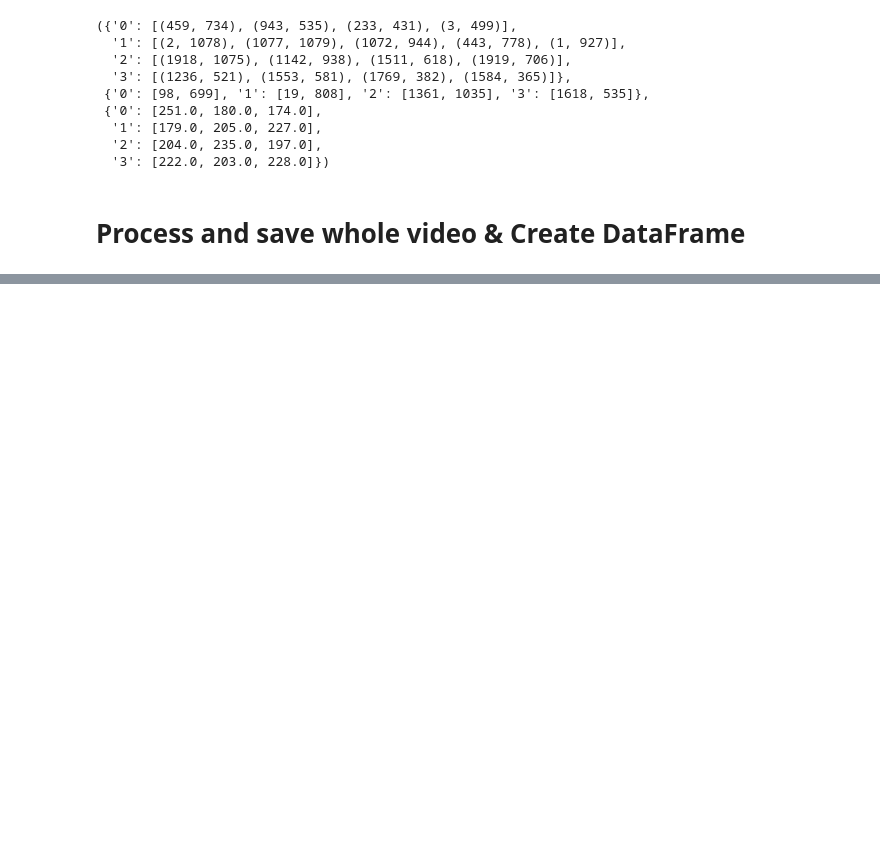
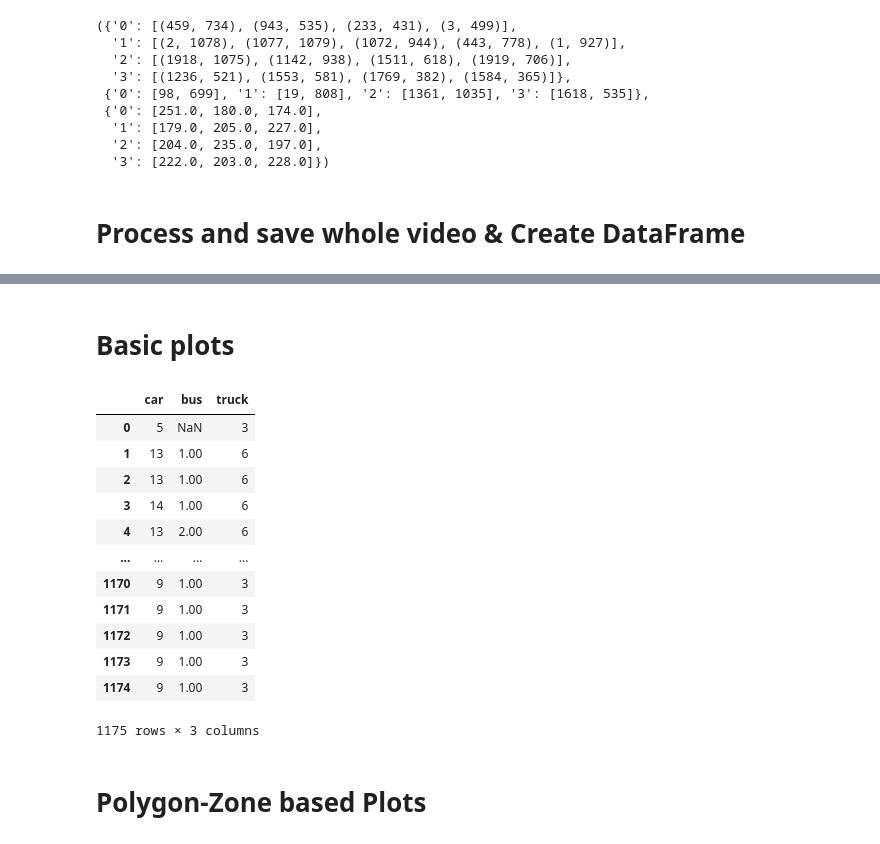
Before and after one commit to krz144/inz, a Jupyter notebook: 2_polygon_zones.ipynb, the cells around one changed output, grey strips where cells are left out. Cells and saved outputs as stored; diff of their text form; code cells hidden in the pictures; blank space fills up the shorter version.

Commit message:
polygon zones basic plots

```diff
--- a/2_polygon_zones.ipynb
+++ b/2_polygon_zones.ipynb
@@ -354,0 +356,25 @@ df
+# %% [markdown]
+# Basic plots
+# %%
+unique_classes = sorted(df['class_no'].unique())
+frames = {class_no:[None]*len(unique_classes) for class_no in df['frame'].unique()}
+for i, class_no in enumerate(unique_classes):
+    series = df[df['class_no']==class_no]['frame'].value_counts()
+    for frame, count in zip(series.index, series.values):
+        frames[frame][i] = count
+df_class_counts = pd.DataFrame.from_dict(frames, orient='index', columns=[classes[n] for n in unique_classes])  # , dtype={c:int for c in unique_classes}
+df_class_counts
+# %% [output]
+|  | car | bus | truck |
+| 0 | 5 | NaN | 3 |
+| 1 | 13 | 1.00 | 6 |
+| 2 | 13 | 1.00 | 6 |
+| 3 | 14 | 1.00 | 6 |
+| 4 | 13 | 2.00 | 6 |
+| ... | ... | ... | ... |
+| 1170 | 9 | 1.00 | 3 |
+| 1171 | 9 | 1.00 | 3 |
+| 1172 | 9 | 1.00 | 3 |
+| 1173 | 9 | 1.00 | 3 |
+| 1174 | 9 | 1.00 | 3 |
+1175 rows × 3 columns
@@ -354,0 +404,2 @@ df
+# %% [markdown]
+# Polygon-Zone based Plots
```
Also changed, not shown: parts of 10 cells of this notebook.
